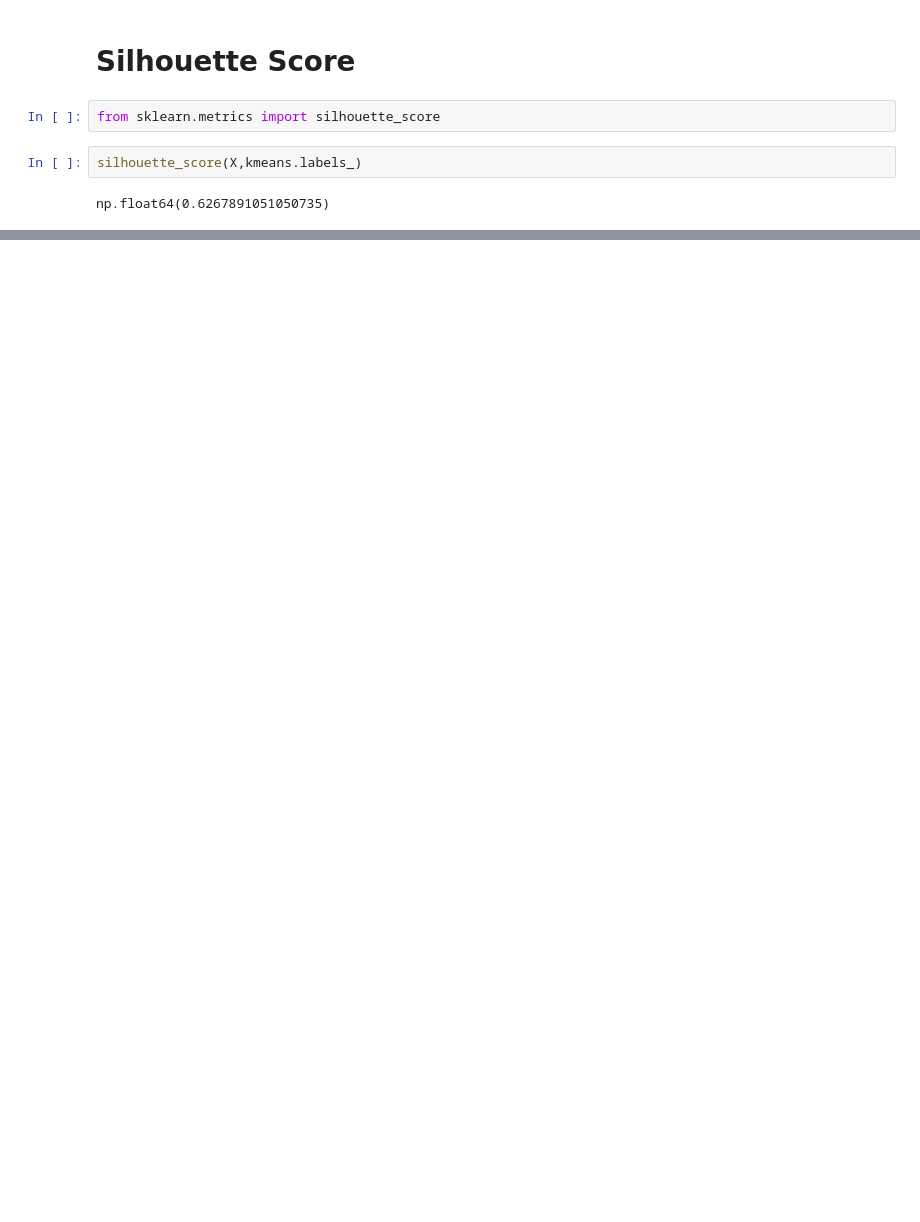
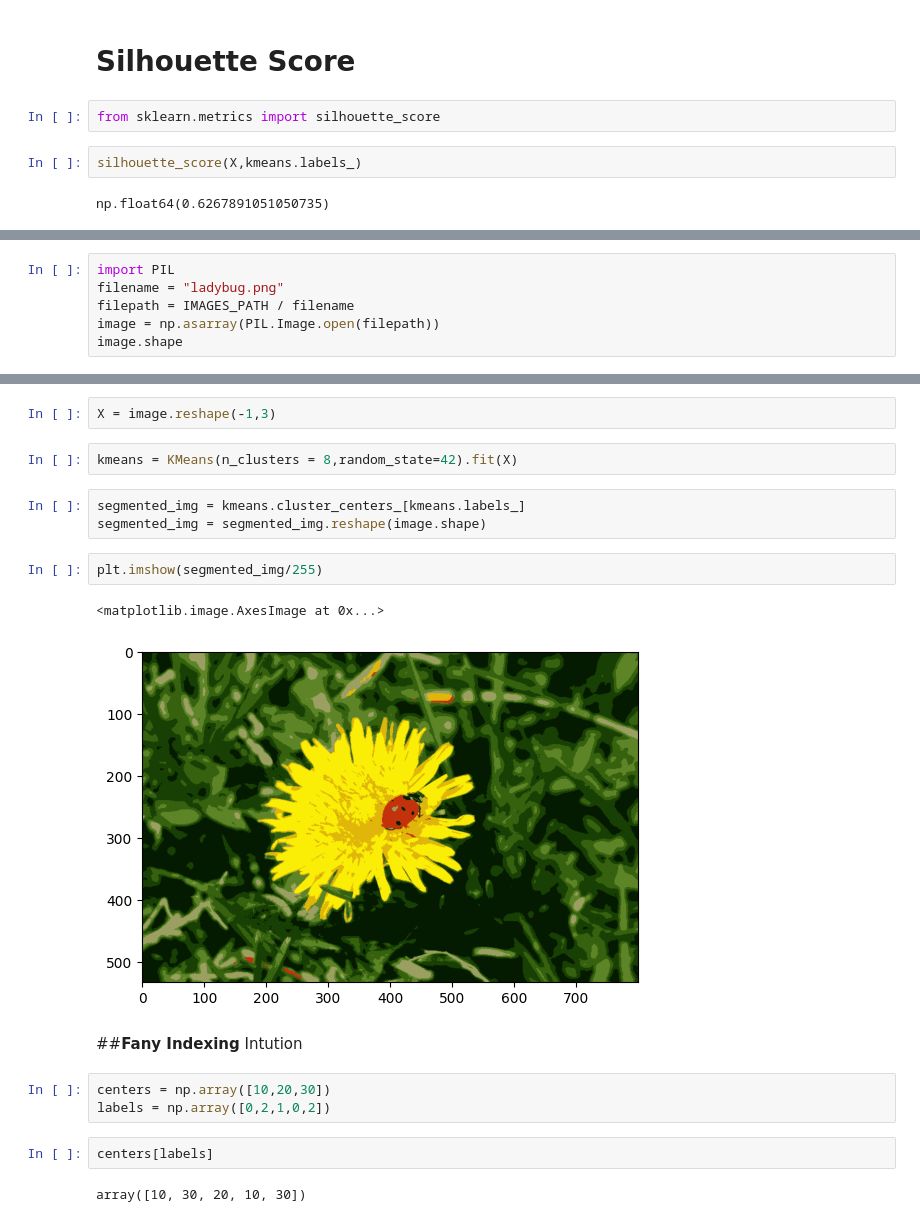
Before and after one commit to 19mddill/Machine_Learning_Notebooks, a Jupyter notebook: unsupervised_learning.ipynb, the cells around one changed output, grey strips where cells are left out. Drawn from its saved outputs; the diff is of its cells as text; blank space fills up the shorter version.

Commit message:
image segmentation

```diff
--- a/unsupervised_learning.ipynb
+++ b/unsupervised_learning.ipynb
@@ -202,0 +206,6 @@ plt.show()
+# %%
+import PIL
+filename = "ladybug.png"
+filepath = IMAGES_PATH / filename
+image = np.asarray(PIL.Image.open(filepath))
+image.shape
@@ -202,0 +234,21 @@ plt.show()
+# %%
+X = image.reshape(-1,3)
+# %%
+kmeans = KMeans(n_clusters = 8,random_state=42).fit(X)
+# %%
+segmented_img = kmeans.cluster_centers_[kmeans.labels_]
+segmented_img = segmented_img.reshape(image.shape)
+# %%
+plt.imshow(segmented_img/255)
+# %% [output]
+<matplotlib.image.AxesImage at 0x...>
+[figure, added]
+# %% [markdown]
+##**Fany Indexing** Intution
+# %%
+centers = np.array([10,20,30])
+labels = np.array([0,2,1,0,2])
+# %%
+centers[labels]
+# %% [output]
+array([10, 30, 20, 10, 30])
```
Also changed, not shown: parts of 8 cells of this notebook.
